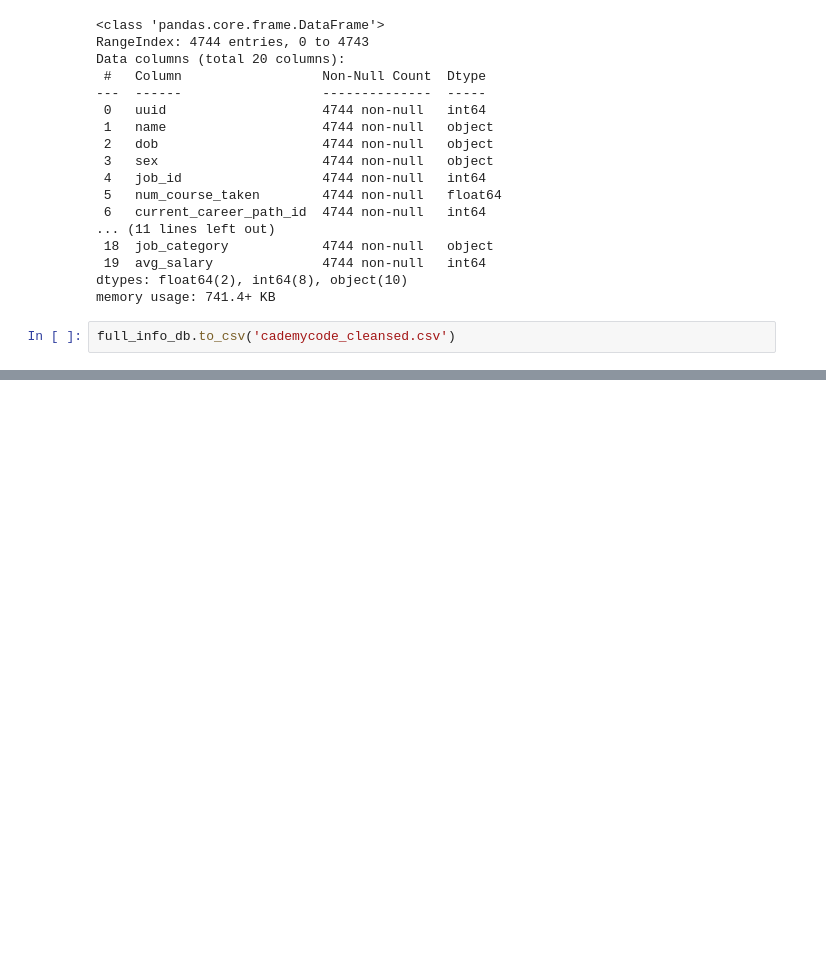
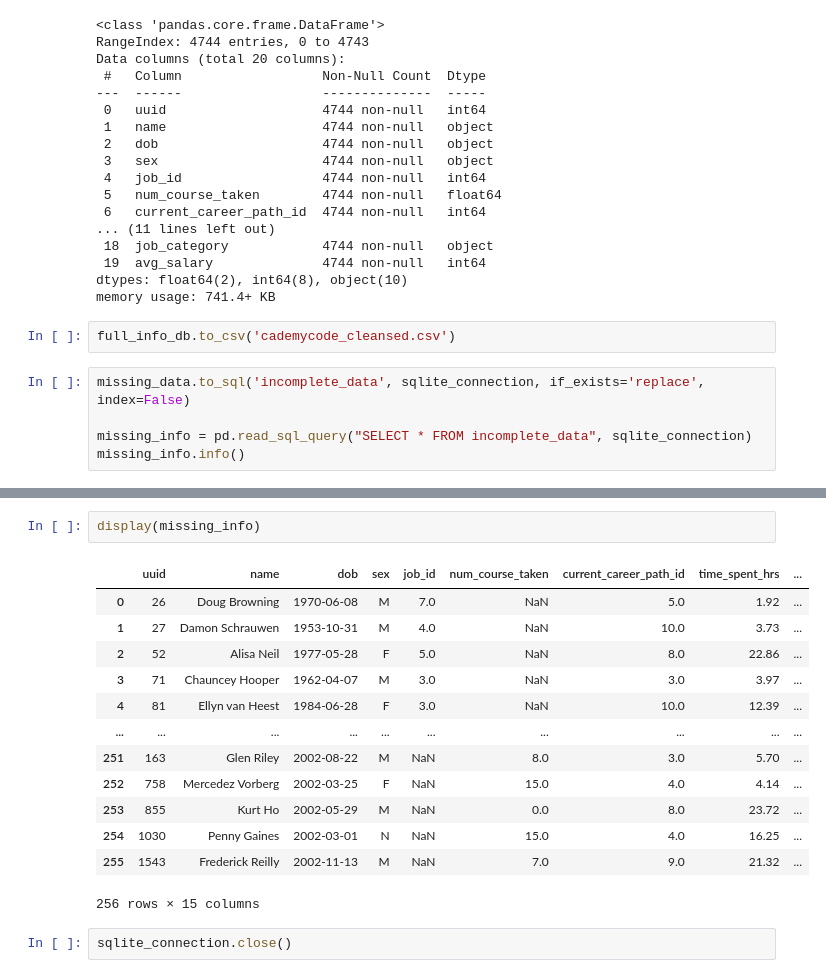
Before and after one commit to father-tom/Projects, a Jupyter notebook: SubPipeline/dev/data-exploration.ipynb, the cells around one changed output, grey strips where cells are left out. Cells and saved outputs as stored; diff of their text form; blank space fills up the shorter version.

```diff
--- a/SubPipeline/dev/data-exploration.ipynb
+++ b/SubPipeline/dev/data-exploration.ipynb
@@ -561,3 +561,8 @@ dtypes: float64(2), int64(8), object(10)
 memory usage: 741.4+ KB
 # %%
 full_info_db.to_csv('cademycode_cleansed.csv')
+# %%
+missing_data.to_sql('incomplete_data', sqlite_connection, if_exists='replace', index=False)
+
+missing_info = pd.read_sql_query("SELECT * FROM incomplete_data", sqlite_connection)
+missing_info.info()
@@ -563,0 +587,18 @@ full_info_db.to_csv('cademycode_cleansed.csv')
+# %%
+display(missing_info)
+# %% [output]
+|  | uuid | name | dob | sex | job_id | num_course_taken | current_career_path_id | time_spent_hrs | ... |
+| 0 | 26 | Doug Browning | 1970-06-08 | M | 7.0 | NaN | 5.0 | 1.92 | ... |
+| 1 | 27 | Damon Schrauwen | 1953-10-31 | M | 4.0 | NaN | 10.0 | 3.73 | ... |
+| 2 | 52 | Alisa Neil | 1977-05-28 | F | 5.0 | NaN | 8.0 | 22.86 | ... |
+| 3 | 71 | Chauncey Hooper | 1962-04-07 | M | 3.0 | NaN | 3.0 | 3.97 | ... |
+| 4 | 81 | Ellyn van Heest | 1984-06-28 | F | 3.0 | NaN | 10.0 | 12.39 | ... |
+| ... | ... | ... | ... | ... | ... | ... | ... | ... | ... |
+| 251 | 163 | Glen Riley | 2002-08-22 | M | NaN | 8.0 | 3.0 | 5.70 | ... |
+| 252 | 758 | Mercedez Vorberg | 2002-03-25 | F | NaN | 15.0 | 4.0 | 4.14 | ... |
+| 253 | 855 | Kurt Ho | 2002-05-29 | M | NaN | 0.0 | 8.0 | 23.72 | ... |
+| 254 | 1030 | Penny Gaines | 2002-03-01 | N | NaN | 15.0 | 4.0 | 16.25 | ... |
+| 255 | 1543 | Frederick Reilly | 2002-11-13 | M | NaN | 7.0 | 9.0 | 21.32 | ... |
+256 rows × 15 columns
+# %%
+sqlite_connection.close()
```
Also changed, not shown: parts of 2 cells of this notebook, 4 other files.
